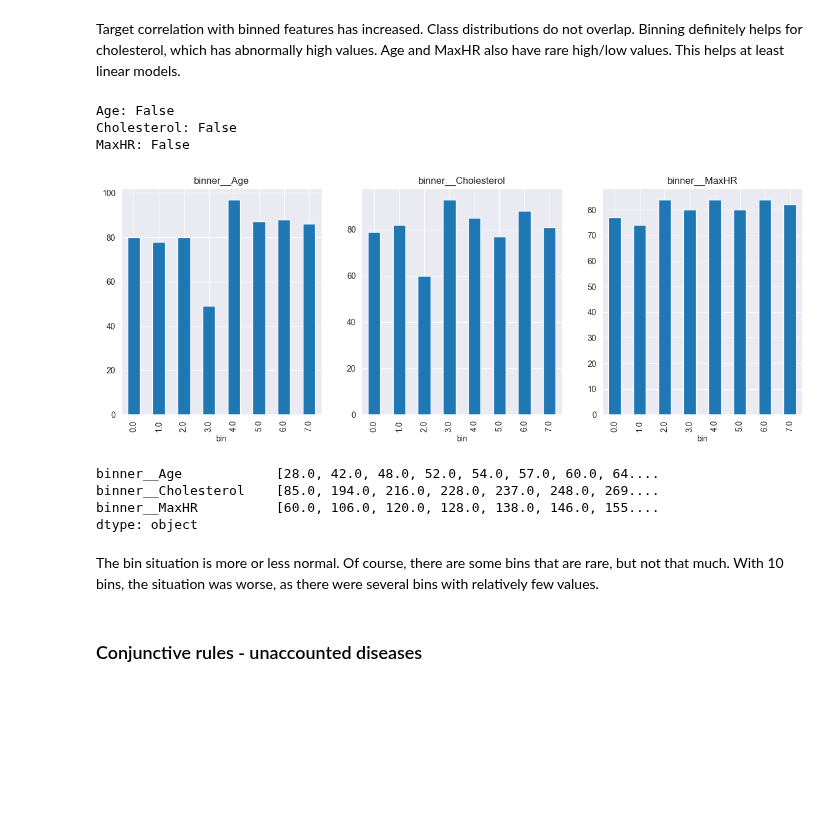
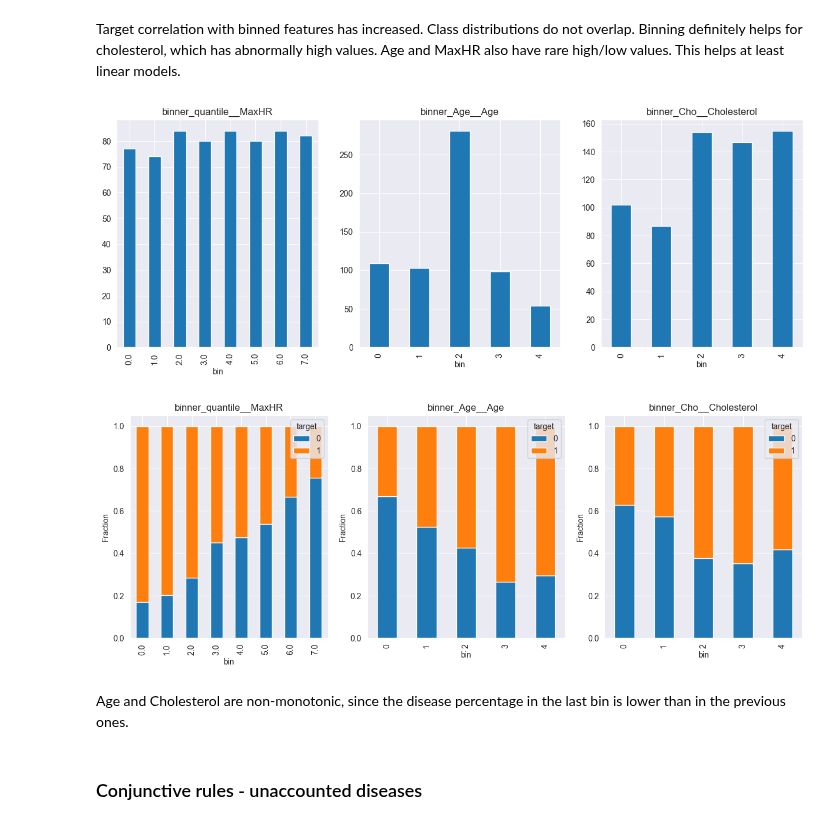
Before and after one commit to Lymuthien/heart_failure, a Jupyter notebook: notebooks/2.0-feature-engineering.ipynb, the cells around one changed output. Drawn from its saved outputs; the diff is of its cells as text; code cells hidden in the pictures; blank space fills up the shorter version.

Commit message:
Use custom binning for Cholesterol and Age. Show class distribution by bins.

```diff
--- a/notebooks/2.0-feature-engineering.ipynb
+++ b/notebooks/2.0-feature-engineering.ipynb
@@ -144,34 +140,35 @@ kdeplot_features_by_target(train, binned, HEART_DISEASE)
 # %% [markdown]
 Target correlation with binned features has increased. Class distributions do not overlap. Binning definitely helps for cholesterol, which has abnormally high values. Age and MaxHR also have rare high/low values. This helps at least linear models.
 # %%
+binned = X_train.columns[X_train.columns.str.startswith("binner")]
 X_train_raw = df.loc[X_train.index]
 # %%
 fig, axes = plt.subplots(1, 3, figsize=(15, 5))
 
 for col, ax in zip(binned, axes):
-    raw_cal = col.removeprefix("binner__")
+    raw_cal = col.rsplit("__", 1)[1]
     tmp = pd.DataFrame({raw_cal: X_train_raw[raw_cal], "bin": X_train[col]})
     tmp["bin"].value_counts().sort_index().plot(kind="bar", ax=ax)
     ax.set_title(col)
-    unique = tmp.groupby(raw_cal)["bin"].nunique().sort_values(ascending=False)
-    print(f"{raw_cal}:", unique.iloc[0] > 1)
 # %% [output]
-Age: False
-Cholesterol: False
-MaxHR: False
-[figure, old version]
+[figure, new version]
-# %%
-binner = fe_pipeline.named_steps["preprocessor"].named_transformers_["binner"]
-edges = pd.Series(binner.bin_edges_)
-edges.index = binned
-edges
-# %% [output]
-binner__Age            [28.0, 42.0, 48.0, 52.0, 54.0, 57.0, 60.0, 64....
-binner__Cholesterol    [85.0, 194.0, 216.0, 228.0, 237.0, 248.0, 269....
-binner__MaxHR          [60.0, 106.0, 120.0, 128.0, 138.0, 146.0, 155....
-dtype: object
-# %% [markdown]
-The bin situation is more or less normal. Of course, there are some bins that are rare, but not that much. With 10 bins, the situation was worse, as there were several bins with relatively few values.
+# %%
+fig, axes = plt.subplots(1, 3, figsize=(15, 5))
+
+for col, ax in zip(binned, axes):
+    raw_col = col.rsplit("__", 1)[1]
+    tmp = pd.DataFrame({
+        raw_col: X_train_raw[raw_col], "bin": X_train[col], "target": y_train,
+    })
+
+    rate = pd.crosstab(tmp["bin"], tmp["target"], normalize="index").sort_index()
+    rate.plot(kind="bar", stacked=True, ax=ax)
+    ax.set_ylabel("Fraction")
+    ax.set_title(col)
+# %% [output]
+[figure, added]
+# %% [markdown]
+Age and Cholesterol are non-monotonic, since the disease percentage in the last bin is lower than in the previous ones.
 # %% [markdown]
 ### Conjunctive rules - unaccounted diseases
 # %%
```
Also changed, not shown: parts of 9 cells of this notebook, 2 other files.
